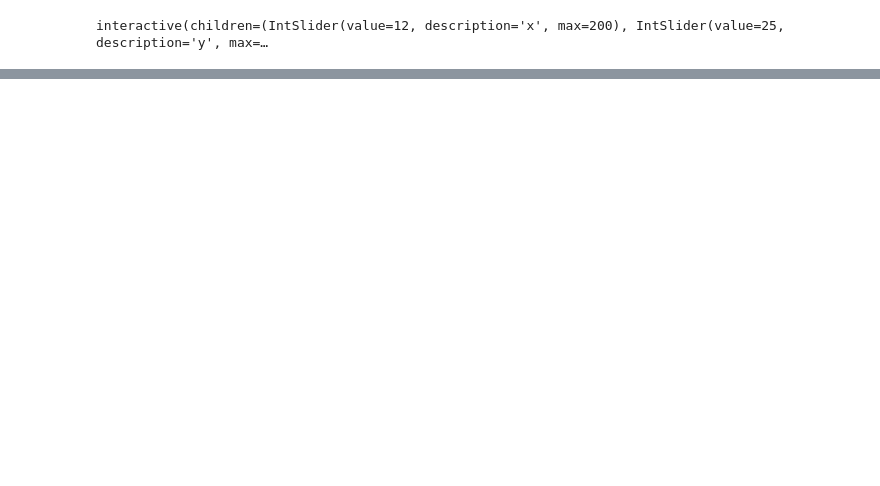
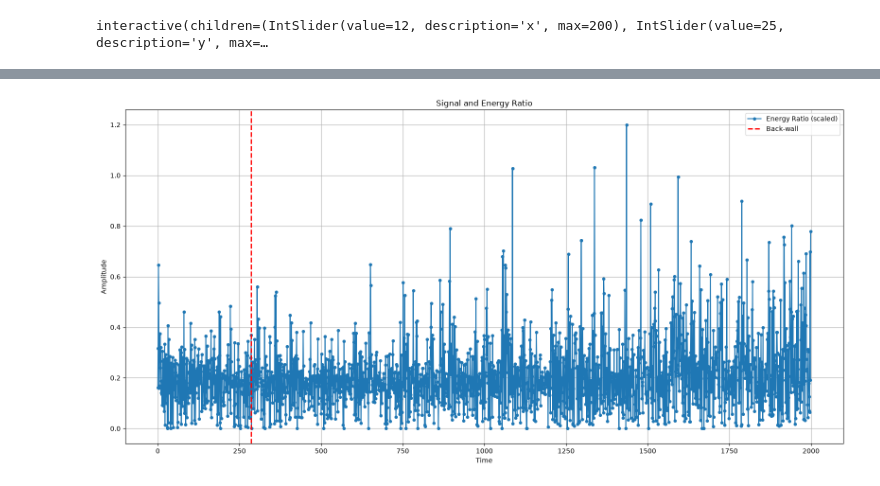
Before and after one commit to amirmuhammadalizade-cloud/UltrasonicProject_ML, a Jupyter notebook: notebooks/UT_ML.ipynb, the cells around one changed output, grey strips where cells are left out. Saved outputs shown, nothing was run; the diff lists cells and outputs as text; code cells hidden in the pictures; blank space fills up the shorter version.

```diff
--- a/notebooks/UT_ML.ipynb
+++ b/notebooks/UT_ML.ipynb
@@ -550,0 +521,35 @@ def spectral_attenuation_shift(echoes, sampling_rate):
+# %%
+signal = data[25, 6, :]
+
+plt.figure(figsize=(16, 8))
+
+
+y = local_std_ratio(signal, 2)
+
+plt.plot(
+
+    y,
+    marker="o",
+    markersize=4,
+    label="Energy Ratio (scaled)"
+)
+
+plt.axvline(
+        285.65,
+        color='red',
+        linestyle='--',
+        linewidth=2,
+        label='Back-wall'
+    )
+
+plt.xlabel("Time")
+plt.ylabel("Amplitude")
+plt.title("Signal and Energy Ratio")
+
+plt.legend()
+plt.grid()
+plt.tight_layout()
+
+plt.show()
+# %% [output]
+[figure, added]
```
Also changed, not shown: parts of 16 cells of this notebook, 2 other files.
